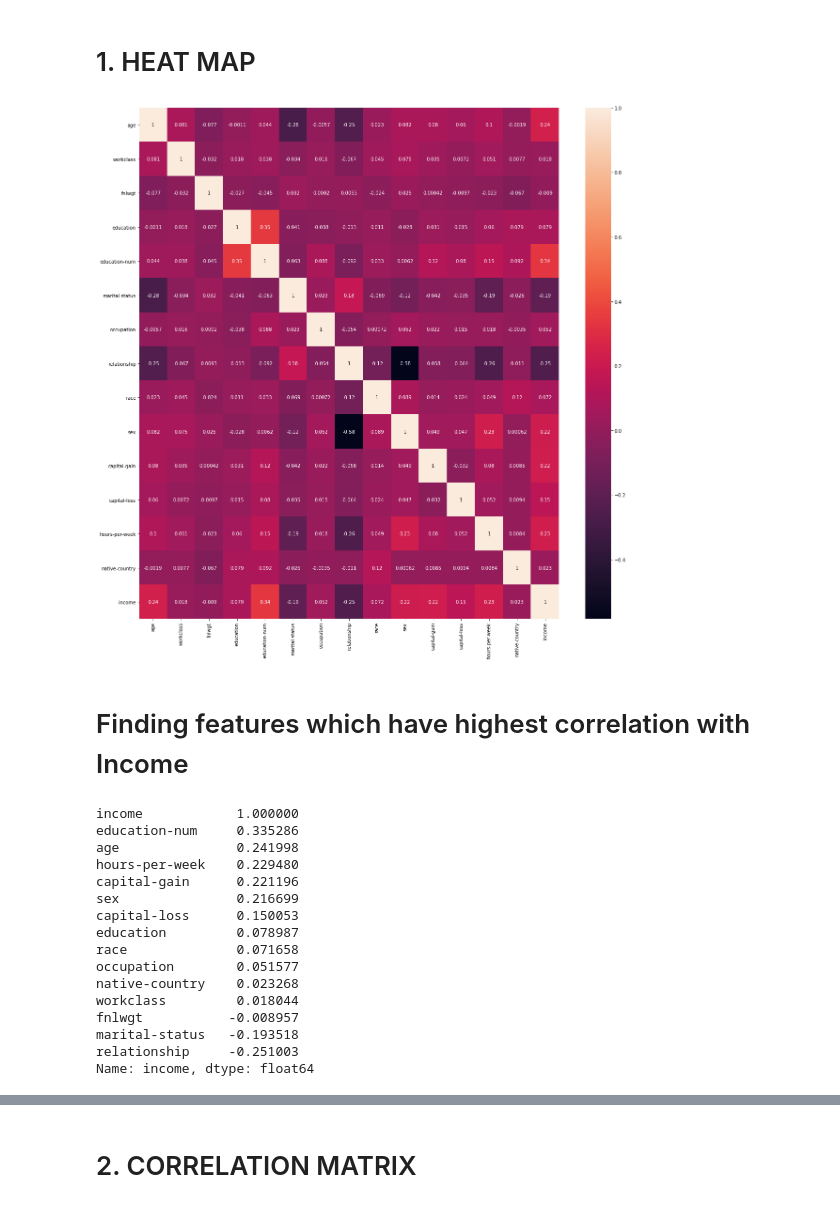
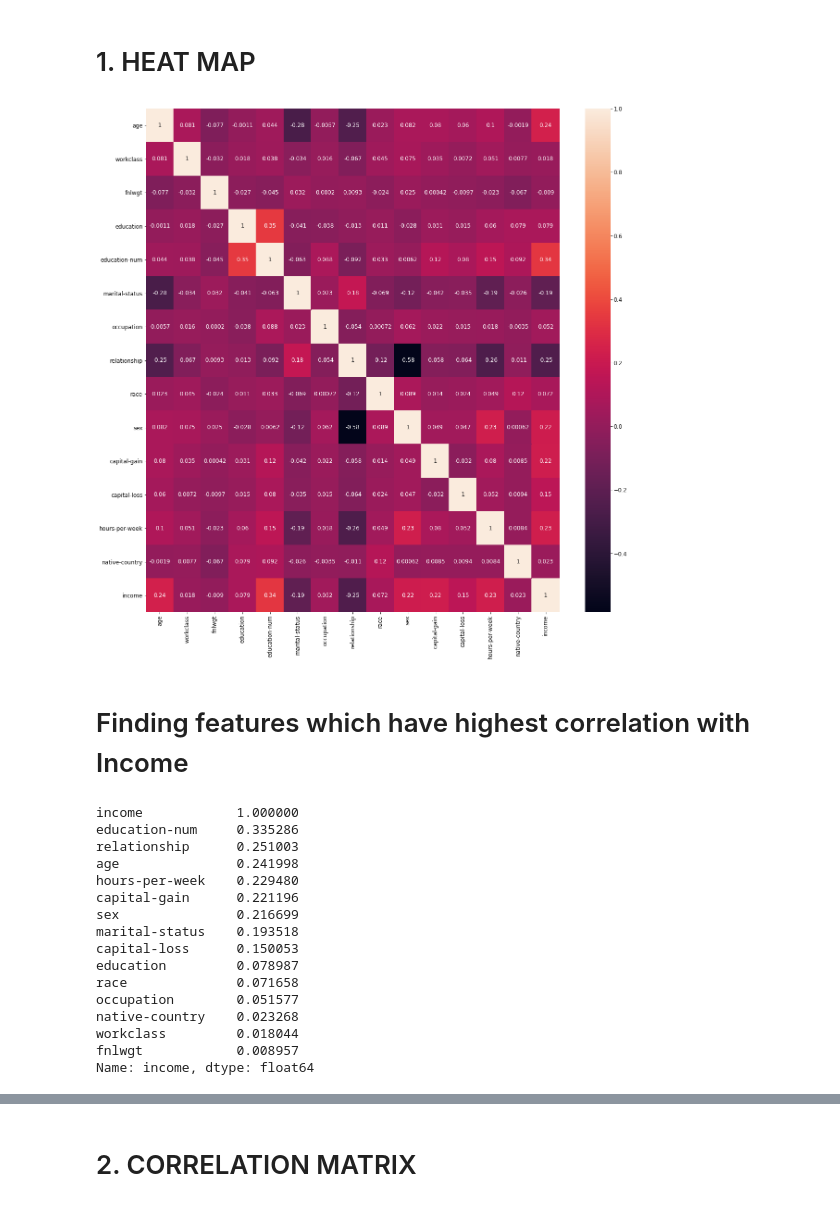
Before and after one commit to atinsinghal97/CSE578-marketing-profiles-visualization, a Jupyter notebook: DV_Group_Project.ipynb, the cells around one changed output, grey strips where cells are left out. Drawn from its saved outputs; the diff is of its cells as text; code cells hidden in the pictures.

```diff
--- a/DV_Group_Project.ipynb
+++ b/DV_Group_Project.ipynb
@@ -94,32 +96,32 @@ for i in categorical_columns:
 # %% [markdown]
 # 1. HEAT MAP
 # %%
-plt.rcParams['font.size'] = 10.0
+plt.rcParams['font.size'] = 12.0
 plt.figure(figsize=(20,20))
 sns.heatmap(correlation_data.corr(),annot=True)
 plt.show()
 # %% [output]
-[figure, old version]
+[figure, new version]
 # %% [markdown]
 # Finding features which have highest correlation with Income
 # %%
-correlation_data.corr()['income'].sort_values(ascending=False)
+correlation_data.corr()['income'].abs().sort_values(ascending=False)
 # %% [output]
 income            1.000000
 education-num     0.335286
+relationship      0.251003
 age               0.241998
 hours-per-week    0.229480
 capital-gain      0.221196
 sex               0.216699
+marital-status    0.193518
 capital-loss      0.150053
 education         0.078987
 race              0.071658
 occupation        0.051577
 native-country    0.023268
 workclass         0.018044
-fnlwgt           -0.008957
-marital-status   -0.193518
-relationship     -0.251003
+fnlwgt            0.008957
 Name: income, dtype: float64
 # %% [markdown]
 ## Features selected to explore:
```
Also changed, not shown: parts of 9 cells of this notebook.
